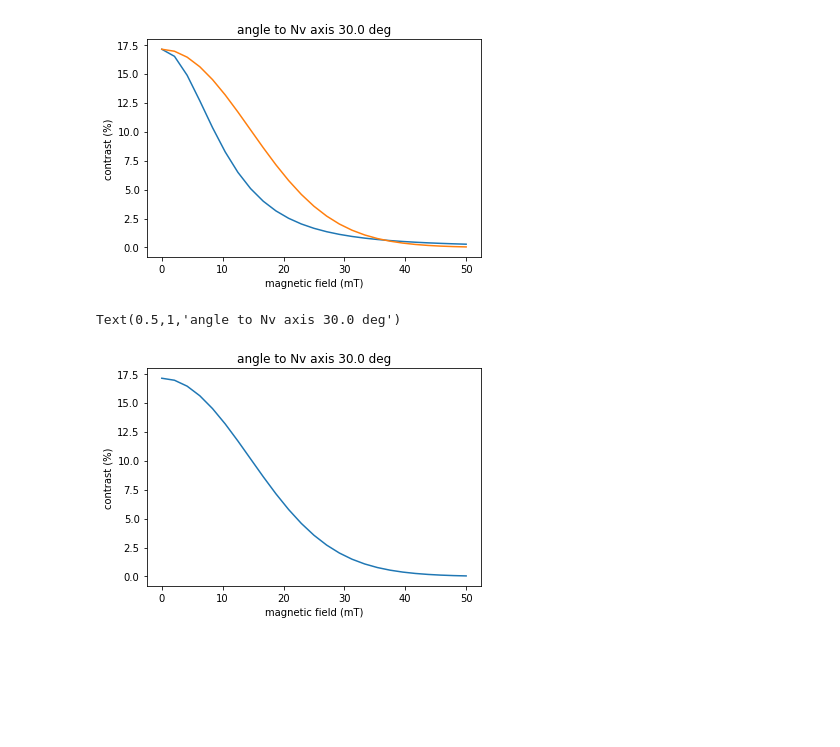
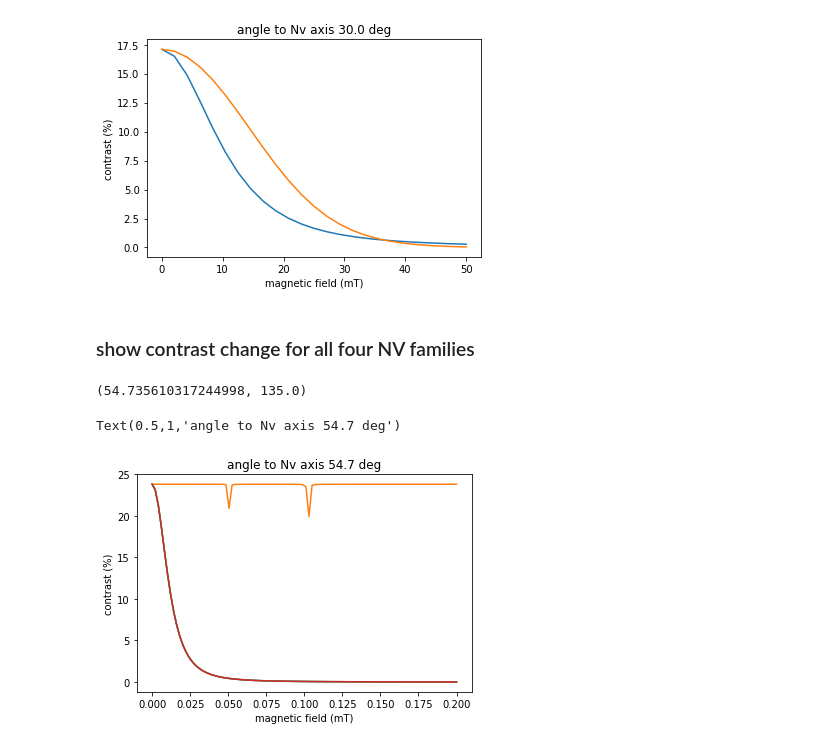
Before and after one commit to JanGieseler/pynvcenter, a Jupyter notebook: notebooks/NV_center_properties.ipynb, the cells around one changed output. Cells and saved outputs as stored; diff of their text form; code cells hidden in the pictures; blank space fills up the shorter version.

Commit message:
added __init__.py file
added function to calculate the nv contrast for an ensemble

```diff
--- a/notebooks/NV_center_properties.ipynb
+++ b/notebooks/NV_center_properties.ipynb
@@ -112,24 +116,40 @@ plt.title('angle to Nv axis {:0.1f} deg'.format(theta*180/np.pi))
 # %% [output]
 Text(0.5,1,'angle to Nv axis 30.0 deg')
 [figure]
+# %% [markdown]
+### show contrast change for all four NV families
+# %%
+theta, phi = nv.nNV_angles[0]
+theta, phi
+# %% [output]
+(54.735610317244998, 135.0)
 # %%
 # angle
 # theta = 57*np.pi/180
-theta = 30*np.pi/180
-# theta = 30*np.pi/180
+theta = 54
+phi = 0
+
+# check that if the field is aligned with the NV the contrast stays constant
+theta, phi = nv.nNV_angles[1]
+
+theta = 54.7 # for small missalignment we get dips at the level crossings
+# phi = 0
+
+# convert to radias
+theta *= np.pi/180
+phi *= np.pi/180
 # field strength
-B_mag = np.linspace(0,0.05,25)
+B_mag = np.linspace(0,0.20,100)
 
 
-Bs = np.array([B_mag*np.sin(theta), 0.*B_mag*np.sin(theta), B_mag*np.cos(theta)]).T
+Bs = np.array([B_mag*np.sin(theta)*np.cos(phi), B_mag*np.sin(theta)*np.sin(phi), B_mag*np.cos(theta)]).T
 
 
-C = nv.photoluminescence_contrast(Bfield=Bs, k12=10, k13=0, beta=2)
-plt.plot(B_mag*1e3,C)
 
+plt.plot(B_mag, nv.esr_contrast_ensemble(Bs))
 plt.xlabel('magnetic field (mT)')
 plt.ylabel('contrast (%)')
 plt.title('angle to Nv axis {:0.1f} deg'.format(theta*180/np.pi))
 # %% [output]
-Text(0.5,1,'angle to Nv axis 30.0 deg')
+Text(0.5,1,'angle to Nv axis 54.7 deg')
-[figure, old version]
+[figure, new version]
```
Also changed, not shown: parts of 1 cell of this notebook, 2 other files.
